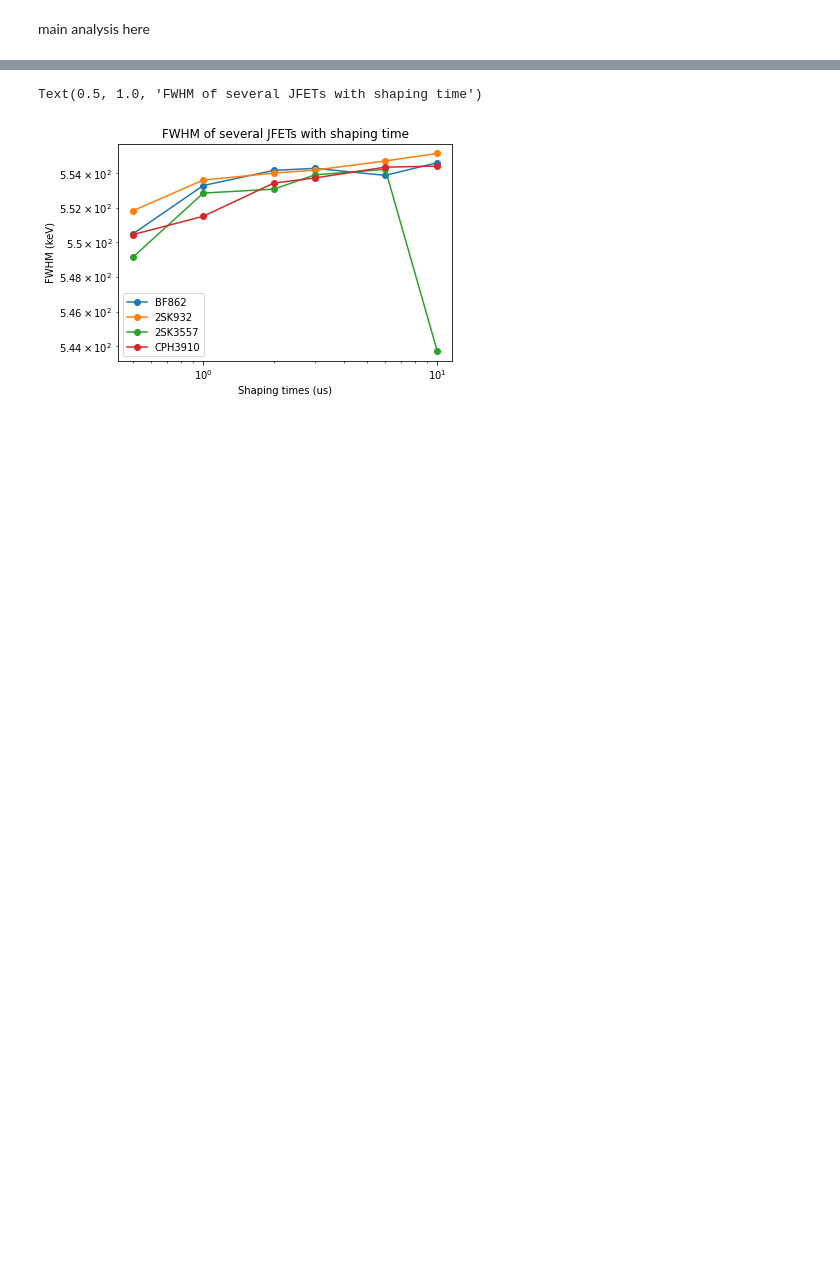
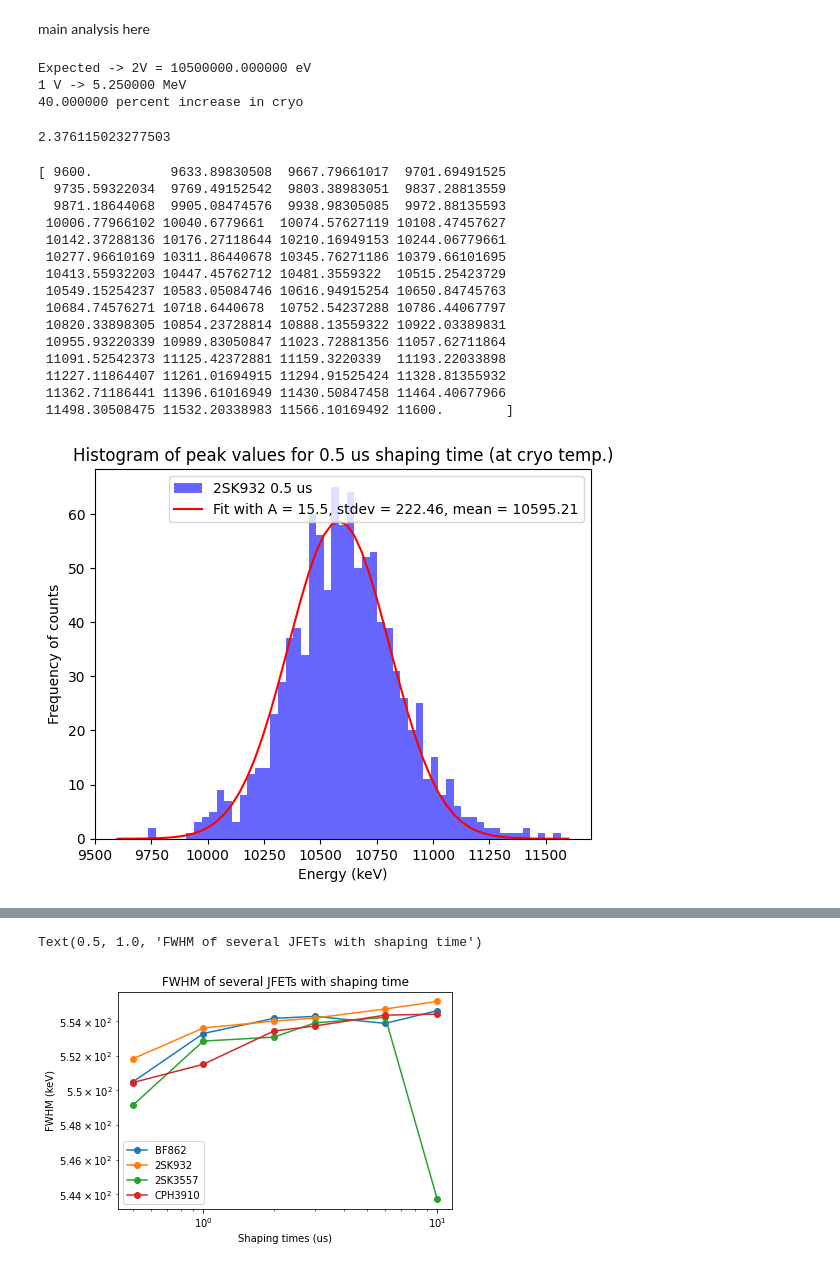
Before and after one commit to arathi-suraj/aramaki-lab-code, a Jupyter notebook: charge_preamp_peak_test (1).ipynb, the cells around one changed output, grey strips where cells are left out. Drawn from its saved outputs; the diff is of its cells as text; code cells hidden in the pictures; blank space fills up the shorter version.

```diff
--- a/charge_preamp_peak_test (1).ipynb
+++ b/charge_preamp_peak_test (1).ipynb
@@ -73,10 +73,6 @@ plt.hist(max_array)
         2.05518693]),
  <a list of 10 Patch objects>)
 [figure]
-# %%
-def Gaussian(mean, std, x):
-  gauss = (1/(std * np.sqrt(2*np.pi)))*np.exp((-1/2)*((x-mean)/std)**2)
-  return gauss
 # %%
 max_array = []
 
@@ -176 +215,5 @@ main analysis here
+# %%
+def Gaussian(x, A, mean, std):
+  gauss = A*np.exp(-(x-mean)**2/(2*std**2))
+  return gauss
 # %%
@@ -182,0 +241,10 @@ point_five_us = np.loadtxt("/content/drive/My Drive/0.5 us.txt")
+# %%
+E = 0.012*5.6e-12*25/(1.6e-19)
+print("Expected -> 2V = %f eV"%(E))
+print("1 V -> %f MeV"%(E/2e6))
+inc = (5.25-3.75)*100/3.75
+print("%f percent increase in cryo"%(inc))
+# %% [output]
+Expected -> 2V = 10500000.000000 eV
+1 V -> 5.250000 MeV
+40.000000 percent increase in cryo
@@ -188,0 +261,61 @@ def VtoE(array):
+# %%
+avg(point_five_us)
+# %% [output]
+2.376115023277503
+# %%
+center = 2.02
+
+def move_center(array):
+  new = []
+  diff = avg(array) - center
+  for val in array:
+    diff_var = val - diff
+    new.append(diff_var)
+  return new
+
+E1 = VtoEcryo(move_center(point_five_us))
+E2 = VtoEcryo(move_center(one_us))
+E3 = VtoEcryo(move_center(two_us))
+E4 = VtoEcryo(move_center(three_us))
+E5 = VtoEcryo(move_center(six_us))
+E6 = VtoEcryo(move_center(ten_us))
+
+bin=np.linspace(9600, 11600, 60)
+#plt.plot(bin, Gaussian(avg(move_center(ten_us[0:1001])), stdev(move_center(ten_us[0:1001]), avg(move_center(ten_us[0:1001]))), x=bin), color="blue", label="CPH fit")
+#plt.plot(bin, Gaussian(avg(move_center(ten_us[1001:2001])), stdev(move_center(ten_us[1001:2001]), avg(move_center(ten_us[1001:2001]))), x=bin), color="orange",label="BF fit")
+#plt.plot(bin, Gaussian(avg(move_center(ten_us[2001:3001])), stdev(move_center(ten_us[2001:3001]), avg(move_center(ten_us[2001:3001]))), x=bin), color="green", label="2SK932 fit")
+#plt.plot(bin, Gaussian(avg(move_center(ten_us[3001:4001])), stdev(move_center(ten_us[3001:4001]), avg(move_center(ten_us[3001:4001]))), x=bin), color="red",label="2SK3557 fit")
+n1, b1, p1 = plt.hist(E1, label="2SK932 0.5 us", bins=bin, alpha=0.6, color="blue") # 2nd widest
+#n2, b2, p2 = plt.hist(E2, label="2SK932 1 us", bins=bin, alpha=0.7, color="orange") # 3rd widest
+#plt.hist(E3, label="2SK932 2 us", bins=bin, alpha=0.6, color="green") #narrowest
+#plt.hist(E4, label="2SK932 3 us", bins=bin, alpha=0.5, color="red") #widest
+#plt.hist(E5, label="2SK932 6 us", bins=bin, alpha=0.5)
+#plt.hist(E6, label="2SK932 10 us", bins=bin, alpha=0.5)
+plt.ylabel("Frequency of counts")
+plt.xlabel("Energy (keV)")
+plt.title("Histogram of peak values for 0.5 us shaping time (at cryo temp.)")
+
+x_axis = bin[0:59]
+popt, pcov = curve_fit(Gaussian, x_axis, n1, p0=[60, avg(E1), stdev(E1, avg(E1))])
+
+plt.plot(bin, Gaussian(bin, popt[0], popt[1], popt[2]), color="red", label="Fit with A = 15.5, stdev = 222.46, mean = 10595.21")
+plt.legend()
+
+print(b1)
+# %% [output]
+[ 9600.          9633.89830508  9667.79661017  9701.69491525
+  9735.59322034  9769.49152542  9803.38983051  9837.28813559
+  9871.18644068  9905.08474576  9938.98305085  9972.88135593
+ 10006.77966102 10040.6779661  10074.57627119 10108.47457627
+ 10142.37288136 10176.27118644 10210.16949153 10244.06779661
+ 10277.96610169 10311.86440678 10345.76271186 10379.66101695
+ 10413.55932203 10447.45762712 10481.3559322  10515.25423729
+ 10549.15254237 10583.05084746 10616.94915254 10650.84745763
+ 10684.74576271 10718.6440678  10752.54237288 10786.44067797
+ 10820.33898305 10854.23728814 10888.13559322 10922.03389831
+ 10955.93220339 10989.83050847 11023.72881356 11057.62711864
+ 11091.52542373 11125.42372881 11159.3220339  11193.22033898
+ 11227.11864407 11261.01694915 11294.91525424 11328.81355932
+ 11362.71186441 11396.61016949 11430.50847458 11464.40677966
+ 11498.30508475 11532.20338983 11566.10169492 11600.        ]
+[figure, added]
```
Also changed, not shown: parts of 39 cells of this notebook.
